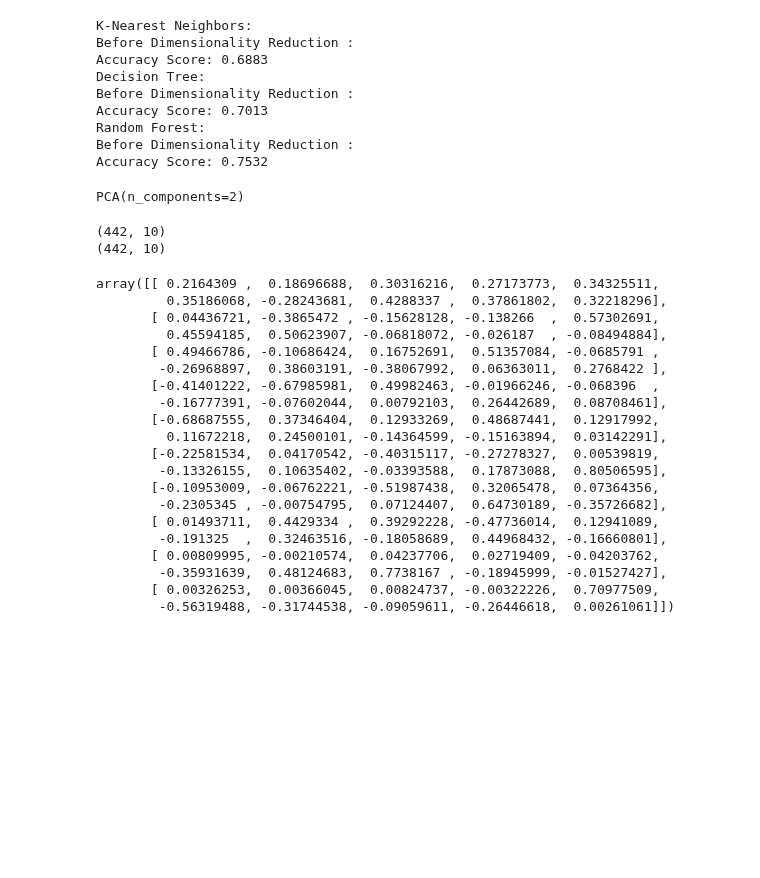
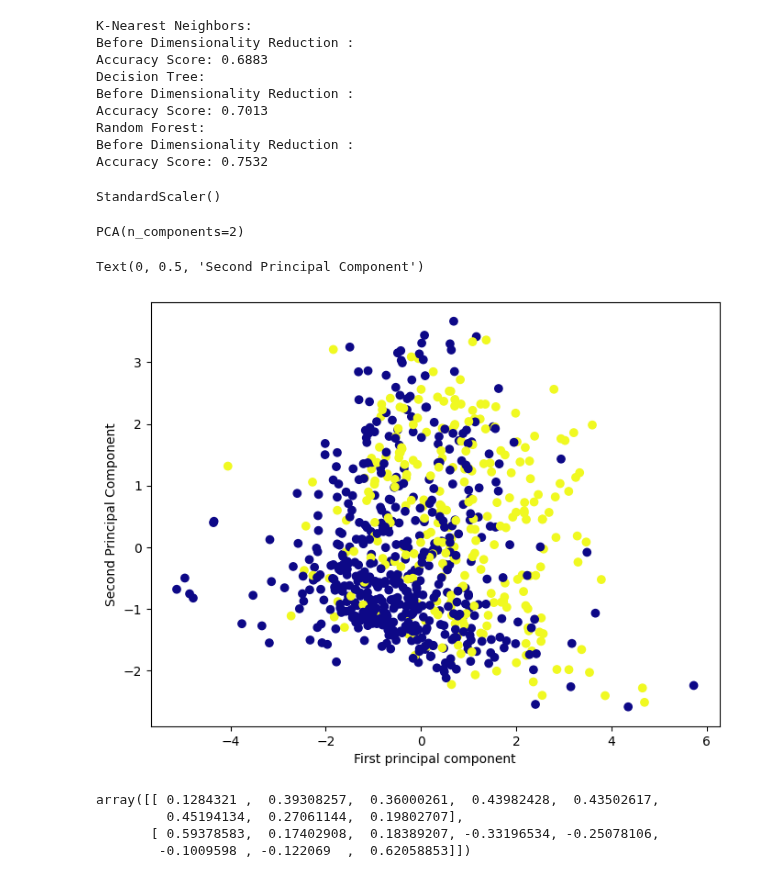
Before and after one commit to Guhan2348519/ADVANCED-ML-tasks, a Jupyter notebook: 2348519_lab6.ipynb, the cells around one changed output. Saved outputs shown, nothing was run; the diff lists cells and outputs as text; code cells hidden in the pictures; blank space fills up the shorter version.

```diff
--- a/2348519_lab6.ipynb
+++ b/2348519_lab6.ipynb
@@ -382,38 +382,32 @@ Accuracy Score: 0.7013
 Random Forest:
 Before Dimensionality Reduction :
 Accuracy Score: 0.7532
-# %%
-pca.fit(scaler_data)
-PCA(n_components=2)
-# %% [output]
-PCA(n_components=2)
-# %%
-x2_pca = pca.transform(scaler_data)
-print(scaler_data.shape)
-print(x2_pca.shape)
-# %% [output]
-(442, 10)
-(442, 10)
+# %%
+from sklearn.preprocessing import StandardScaler
+scaler = StandardScaler()
+scaler.fit(diabetes_X )
+# %% [output]
+StandardScaler()
+# %%
+scaled_data = scaler.transform(diabetes_X )
+from sklearn.decomposition import PCA
+pca = PCA(n_components=2)
+pca.fit(scaled_data)
+# %% [output]
+PCA(n_components=2)
+# %%
+x_pca = pca.transform(scaled_data)
+plt.figure(figsize=(8,6))
+plt.scatter(x_pca[:,0],x_pca[:,1],c=diabetes_Y,cmap='plasma')
+plt.xlabel('First principal component')
+plt.ylabel('Second Principal Component')
+# %% [output]
+Text(0, 0.5, 'Second Principal Component')
+[figure, added]
 # %%
 pca.components_
 # %% [output]
-array([[ 0.2164309 ,  0.18696688,  0.30316216,  0.27173773,  0.34325511,
-         0.35186068, -0.28243681,  0.4288337 ,  0.37861802,  0.32218296],
-       [ 0.04436721, -0.3865472 , -0.15628128, -0.138266  ,  0.57302691,
-         0.45594185,  0.50623907, -0.06818072, -0.026187  , -0.08494884],
-       [ 0.49466786, -0.10686424,  0.16752691,  0.51357084, -0.0685791 ,
-        -0.26968897,  0.38603191, -0.38067992,  0.06363011,  0.2768422 ],
-       [-0.41401222, -0.67985981,  0.49982463, -0.01966246, -0.068396  ,
-        -0.16777391, -0.07602044,  0.00792103,  0.26442689,  0.08708461],
-       [-0.68687555,  0.37346404,  0.12933269,  0.48687441,  0.12917992,
-         0.11672218,  0.24500101, -0.14364599, -0.15163894,  0.03142291],
-       [-0.22581534,  0.04170542, -0.40315117, -0.27278327,  0.00539819,
-        -0.13326155,  0.10635402, -0.03393588,  0.17873088,  0.80506595],
-       [-0.10953009, -0.06762221, -0.51987438,  0.32065478,  0.07364356,
-        -0.2305345 , -0.00754795,  0.07124407,  0.64730189, -0.35726682],
-       [ 0.01493711,  0.4429334 ,  0.39292228, -0.47736014,  0.12941089,
-        -0.191325  ,  0.32463516, -0.18058689,  0.44968432, -0.16660801],
-       [ 0.00809995, -0.00210574,  0.04237706,  0.02719409, -0.04203762,
-        -0.35931639,  0.48124683,  0.7738167 , -0.18945999, -0.01527427],
-       [ 0.00326253,  0.00366045,  0.00824737, -0.00322226,  0.70977509,
-        -0.56319488, -0.31744538, -0.09059611, -0.26446618,  0.00261061]])
+array([[ 0.1284321 ,  0.39308257,  0.36000261,  0.43982428,  0.43502617,
+         0.45194134,  0.27061144,  0.19802707],
+       [ 0.59378583,  0.17402908,  0.18389207, -0.33196534, -0.25078106,
+        -0.1009598 , -0.122069  ,  0.62058853]])
```
Also changed, not shown: parts of 2 cells of this notebook.
